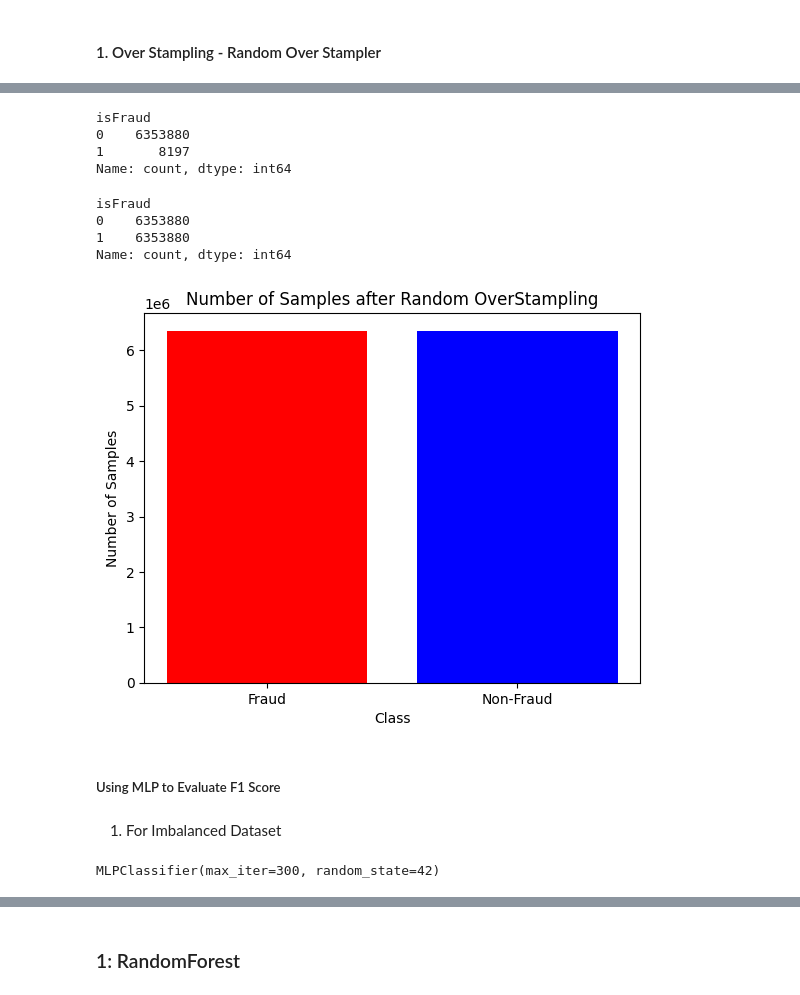
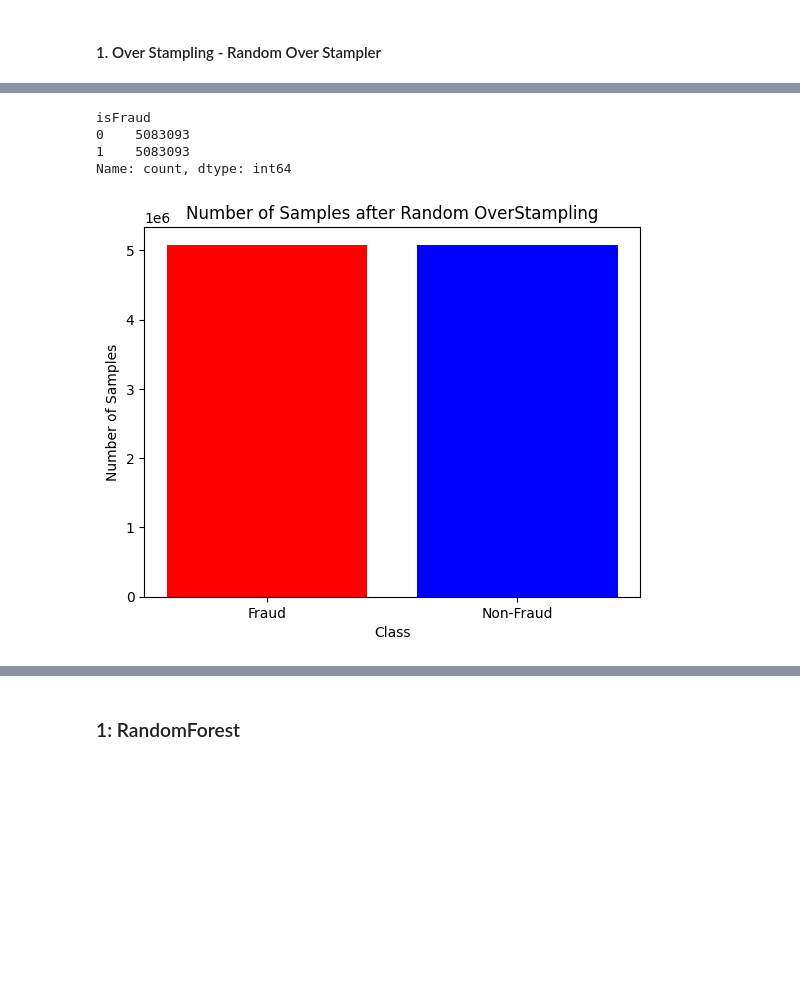
Before and after one commit to HuanKhoa/Card-Fraud-Detection, a Jupyter notebook: main.ipynb, the cells around one changed output, grey strips where cells are left out. Cells and saved outputs as stored; diff of their text form; code cells hidden in the pictures; blank space fills up the shorter version.

```diff
--- a/main.ipynb
+++ b/main.ipynb
@@ -408,40 +428,29 @@ y_rover = dataset_main_clean['isFraud']
-# %%
-print(y_rover.value_counts())
-# %% [output]
-isFraud
-0    6353880
-1       8197
-Name: count, dtype: int64
 # %%
 ros = RandomOverSampler(random_state=42)
-X_rover, y_rover = ros.fit_resample(X_rover, y_rover)
+X_ranOS, y_ranOS = ros.fit_resample(X_train, y_train)
 
 # Tạo dataset mới sau khi xử lý qua RandomOverSampler
-dataset_RandomOverStampler = pd.DataFrame(X_rover, columns=dataset_main_clean.drop(columns=['isFraud']).columns)
-dataset_RandomOverStampler['isFraud'] = y_rover
+dataset_RandomOverStampler = pd.DataFrame(X_ranOS, columns=dataset_main_clean.drop(columns=['isFraud']).columns)
+dataset_RandomOverStampler['isFraud'] = y_ranOS
 # %%
 print(dataset_RandomOverStampler['isFraud'].value_counts())
 # %% [output]
 isFraud
-0    6353880
-1    6353880
+0    5083093
+1    5083093
 Name: count, dtype: int64
 # %%
 # Tính toán số lượng mẫu trong mỗi lớp
-fraud_count = np.sum(y_rover == 1)
-non_fraud_count = np.sum(y_rover == 0)
+fraud_count = np.sum(y_ranOS == 1)
+non_fraud_count = np.sum(y_ranOS == 0)
 
 # Vẽ biểu đồ cột
 plt.bar(['Fraud', 'Non-Fraud'], [fraud_count, non_fraud_count], color=['red', 'blue'])
 plt.title('Number of Samples after Random OverStampling')
 plt.xlabel('Class')
 plt.ylabel('Number of Samples')
 
 # Hiển thị biểu đồ
 plt.show()
 # %% [output]
-[figure, old version]
+[figure, new version]
-# %% [markdown]
-##### Using MLP to Evaluate F1 Score
-# %% [markdown]
-1. For Imbalanced Dataset
@@ -450,7 +456,0 @@ from sklearn.neural_network import MLPClassifier
-# %%
-X_train, X_test, y_train, y_test = train_test_split(X, y, test_size=0.2, random_state=42)
-
-MLP_Model = MLPClassifier(random_state=42, max_iter=300)
-MLP_Model.fit(X_train, y_train)
-# %% [output]
-MLPClassifier(max_iter=300, random_state=42)
```
Also changed, not shown: parts of 70 cells of this notebook.
